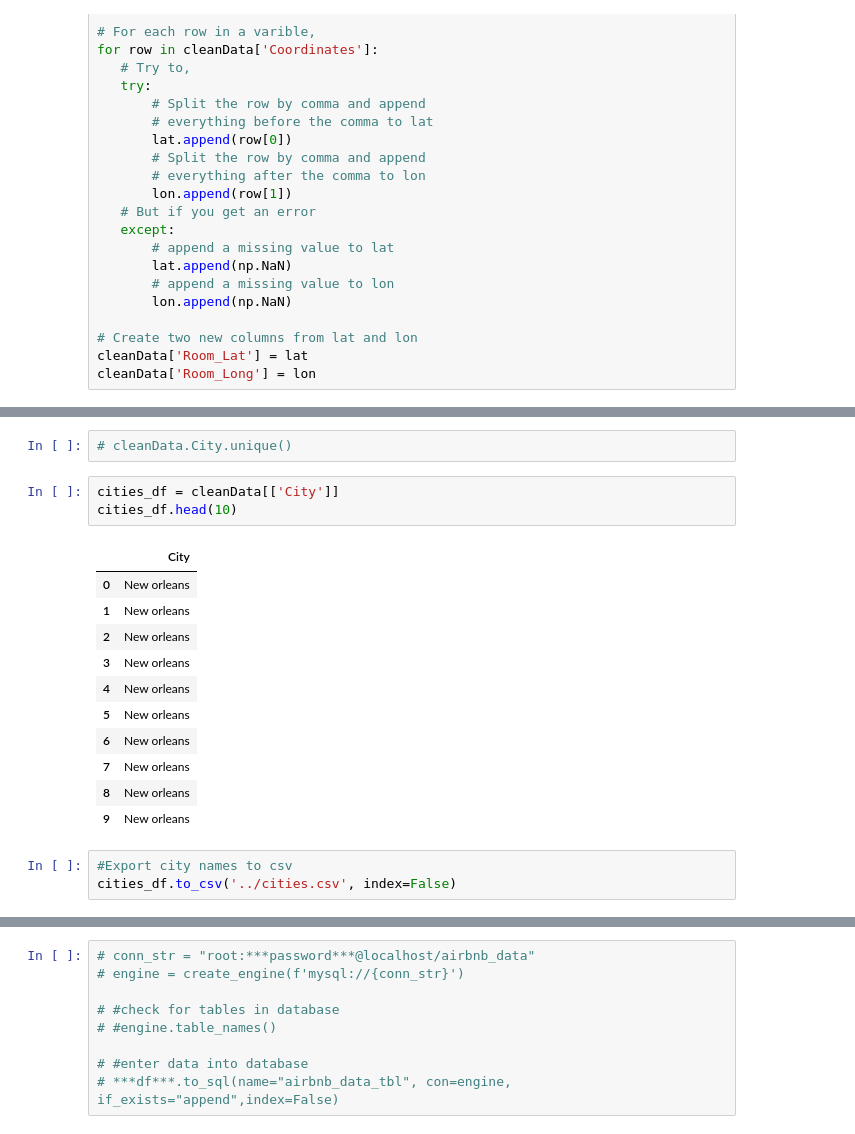
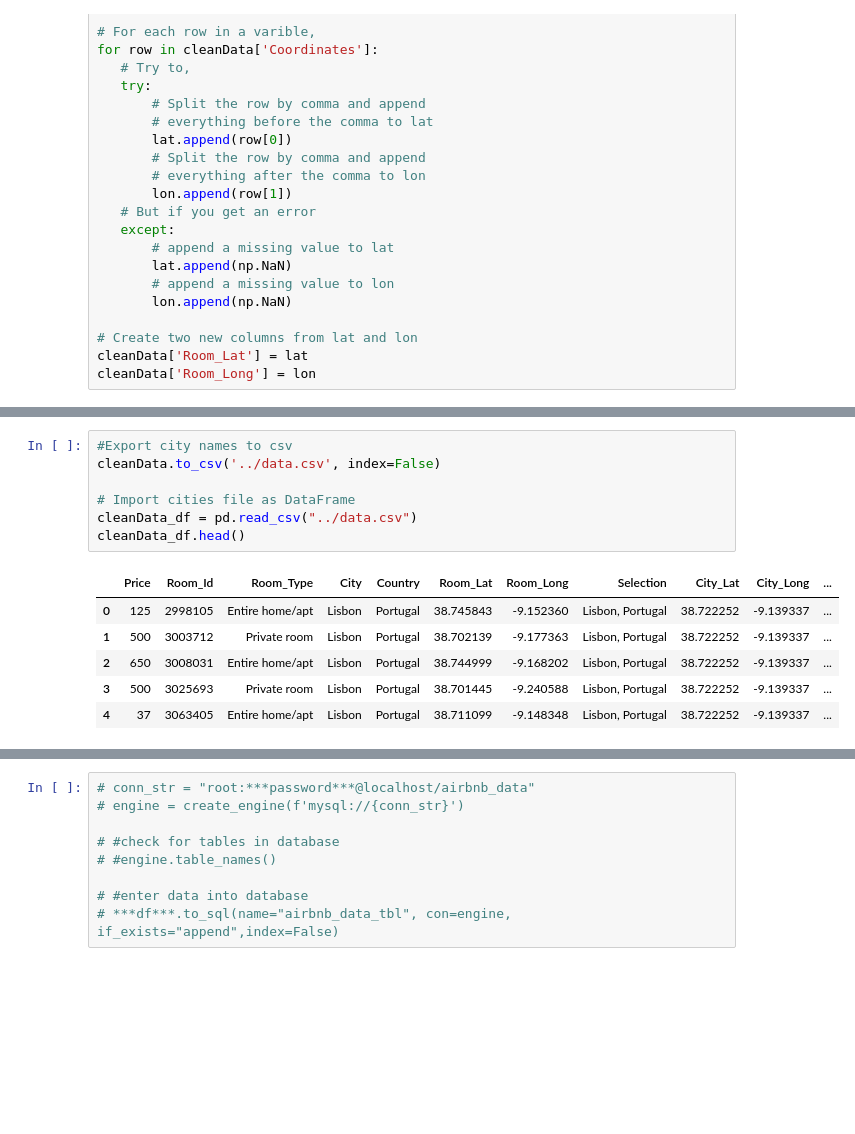
Before and after one commit to FeLowe/NW-Bootcamp-Project2_Data_Visualization, a Jupyter notebook: ExampleCode/Untitled.ipynb, the cells around one changed output, grey strips where cells are left out. Drawn from its saved outputs; the diff is of its cells as text; blank space fills up the shorter version.

```diff
--- a/ExampleCode/Untitled.ipynb
+++ b/ExampleCode/Untitled.ipynb
@@ -157,20 +218,14 @@ cleanData.head()
-# %%
-# cleanData.City.unique()
-# %%
-cities_df = cleanData[['City']]
-cities_df.head(10)
-# %% [output]
-|  | City |
-| 0 | New orleans |
-| 1 | New orleans |
-| 2 | New orleans |
-| 3 | New orleans |
-| 4 | New orleans |
-| 5 | New orleans |
-| 6 | New orleans |
-| 7 | New orleans |
-| 8 | New orleans |
-| 9 | New orleans |
 # %%
 #Export city names to csv
-cities_df.to_csv('../cities.csv', index=False)
+cleanData.to_csv('../data.csv', index=False)
+
+# Import cities file as DataFrame
+cleanData_df = pd.read_csv("../data.csv")
+cleanData_df.head()
+# %% [output]
+|  | Price | Room_Id | Room_Type | City | Country | Room_Lat | Room_Long | Selection | City_Lat | City_Long | ... |
+| 0 | 125 | 2998105 | Entire home/apt | Lisbon | Portugal | 38.745843 | -9.152360 | Lisbon, Portugal | 38.722252 | -9.139337 | ... |
+| 1 | 500 | 3003712 | Private room | Lisbon | Portugal | 38.702139 | -9.177363 | Lisbon, Portugal | 38.722252 | -9.139337 | ... |
+| 2 | 650 | 3008031 | Entire home/apt | Lisbon | Portugal | 38.744999 | -9.168202 | Lisbon, Portugal | 38.722252 | -9.139337 | ... |
+| 3 | 500 | 3025693 | Private room | Lisbon | Portugal | 38.701445 | -9.240588 | Lisbon, Portugal | 38.722252 | -9.139337 | ... |
+| 4 | 37 | 3063405 | Entire home/apt | Lisbon | Portugal | 38.711099 | -9.148348 | Lisbon, Portugal | 38.722252 | -9.139337 | ... |
```
Also changed, not shown: parts of 47 cells of this notebook.
